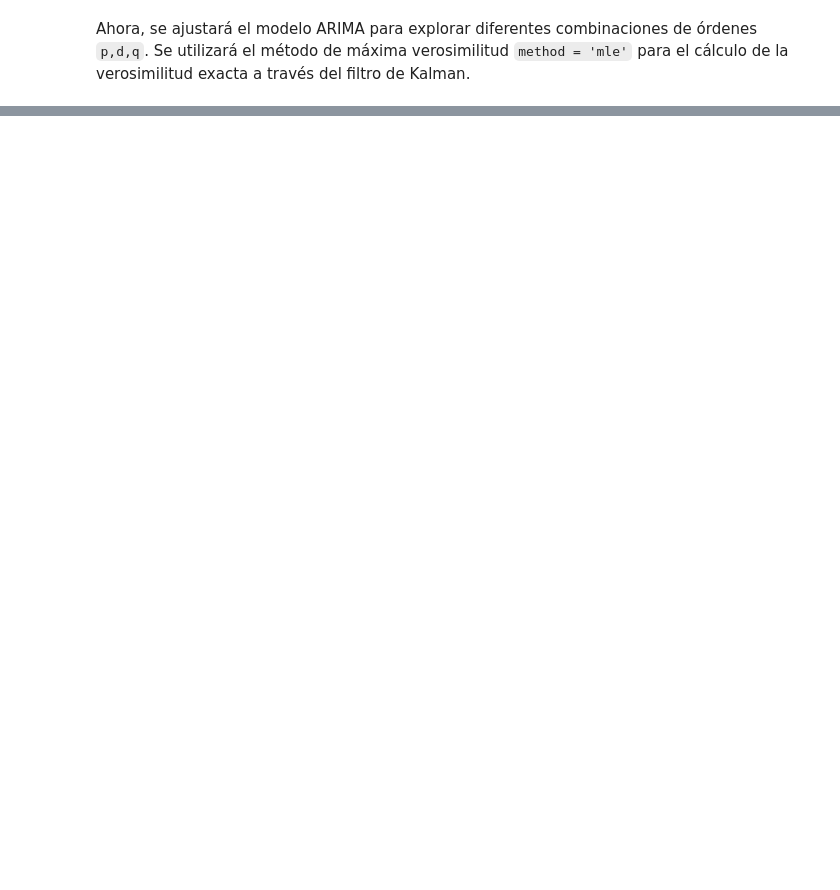
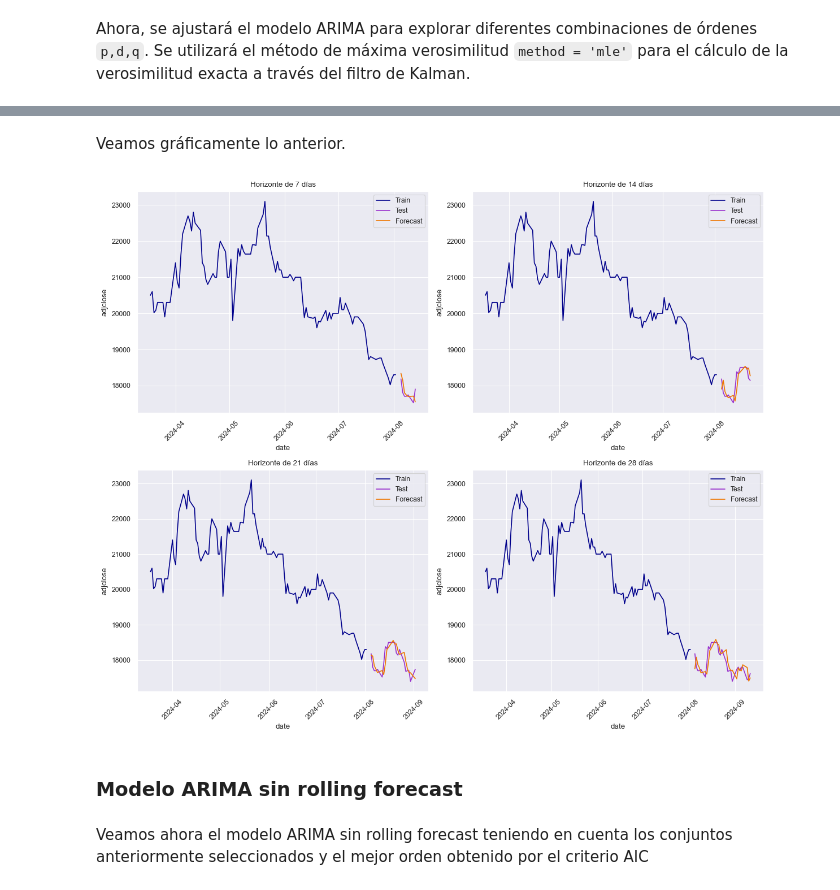
Before and after one commit to kmarcela11/VisualizacionCorte2, a Jupyter notebook: _sources/Act1_KC.ipynb, the cells around one changed output, grey strips where cells are left out. Saved outputs shown, nothing was run; the diff lists cells and outputs as text; code cells hidden in the pictures; blank space fills up the shorter version.

```diff
--- a/_sources/Act1_KC.ipynb
+++ b/_sources/Act1_KC.ipynb
@@ -459,0 +489,4 @@ yhat28: list = arima_rolling(train_list, test28, order)
+# %%
+best_order_aic = results['AIC']['best_order']
+model_aic = ARIMA(train, order = best_order_aic)
+model_fit_aic = model_aic.fit()
@@ -459,0 +508,12 @@ yhat28: list = arima_rolling(train_list, test28, order)
+# %%
+print('ARIMA Rolling AIC- Horizonte de 7 días.')
+yhat7_aic = arima_rolling(train_list, test7, best_order_aic)
+
+print('\nARIMA Rolling AIC - Horizonte de 14 días.')
+yhat14_aic = arima_rolling(train_list, test14, best_order_aic)
+
+print('\nARIMA Rolling AIC - Horizonte de 21 días.')
+yhat21_aic = arima_rolling(train_list, test21, best_order_aic)
+
+print('\nARIMA Rolling AIC - Horizonte de 28 días.')
+yhat28_aic = arima_rolling(train_list, test28, best_order_aic)
@@ -459,0 +538,42 @@ yhat28: list = arima_rolling(train_list, test28, order)
+# %% [markdown]
+Veamos gráficamente lo anterior.
+# %%
+fig, axs = plt.subplots(2, 2, figsize=(12, 10))
+# -100: seleccionar los últimos 100 elementos.
+
+# Horizonte de 7 días
+sns.lineplot(ax = axs[0, 0], x = dates_train[-100:], y = train[-100:], label = 'Train', color = '#00008B')
+sns.lineplot(ax = axs[0, 0], x = dates_test7, y = test7, label = 'Test', color = '#9A32CD')
+sns.lineplot(ax = axs[0, 0], x = dates_test7, y = yhat7_aic, label = 'Forecast', color = '#EE7600')
+axs[0, 0].set_title('Horizonte de 7 días')
+axs[0, 0].tick_params(axis = 'x', rotation = 45)
+
+# Horizonte de 14 días
+sns.lineplot(ax = axs[0, 1], x = dates_train[-100:], y = train[-100:], label = 'Train', color = '#00008B')
+sns.lineplot(ax = axs[0, 1], x = dates_test14, y = test14, label = 'Test', color = '#9A32CD')
+sns.lineplot(ax = axs[0, 1], x = dates_test14, y = yhat14_aic, label = 'Forecast', color = '#EE7600')
+axs[0, 1].set_title('Horizonte de 14 días')
+axs[0, 1].tick_params(axis = 'x', rotation = 45)
+
+# Horizonte de 21 días
+sns.lineplot(ax = axs[1, 0], x = dates_train[-100:], y = train[-100:], label = 'Train', color = '#00008B')
+sns.lineplot(ax = axs[1, 0], x = dates_test21, y = test21, label = 'Test', color = '#9A32CD')
+sns.lineplot(ax = axs[1, 0], x = dates_test21, y = yhat21_aic, label = 'Forecast', color = '#EE7600')
+axs[1, 0].set_title('Horizonte de 21 días')
+axs[1, 0].tick_params(axis = 'x', rotation = 45)
+
+# Horizonte de 28 días
+sns.lineplot(ax = axs[1, 1], x = dates_train[-100:], y = train[-100:], label = 'Train', color = '#00008B')
+sns.lineplot(ax = axs[1, 1], x = dates_test28, y = test28, label = 'Test', color = '#9A32CD')
+sns.lineplot(ax = axs[1, 1], x = dates_test28, y = yhat28_aic, label = 'Forecast', color = '#EE7600')
+axs[1, 1].set_title('Horizonte de 28 días')
+axs[1, 1].tick_params(axis = 'x', rotation = 45)
+
+plt.tight_layout()
+plt.show()
+# %% [output]
+[figure, added]
+# %% [markdown]
+### **Modelo ARIMA sin rolling forecast**
+# %% [markdown]
+Veamos ahora el modelo ARIMA sin rolling forecast teniendo en cuenta los conjuntos anteriormente seleccionados y el mejor orden obtenido por el criterio AIC
```
Also changed, not shown: parts of 136 cells of this notebook, 15 other files.
